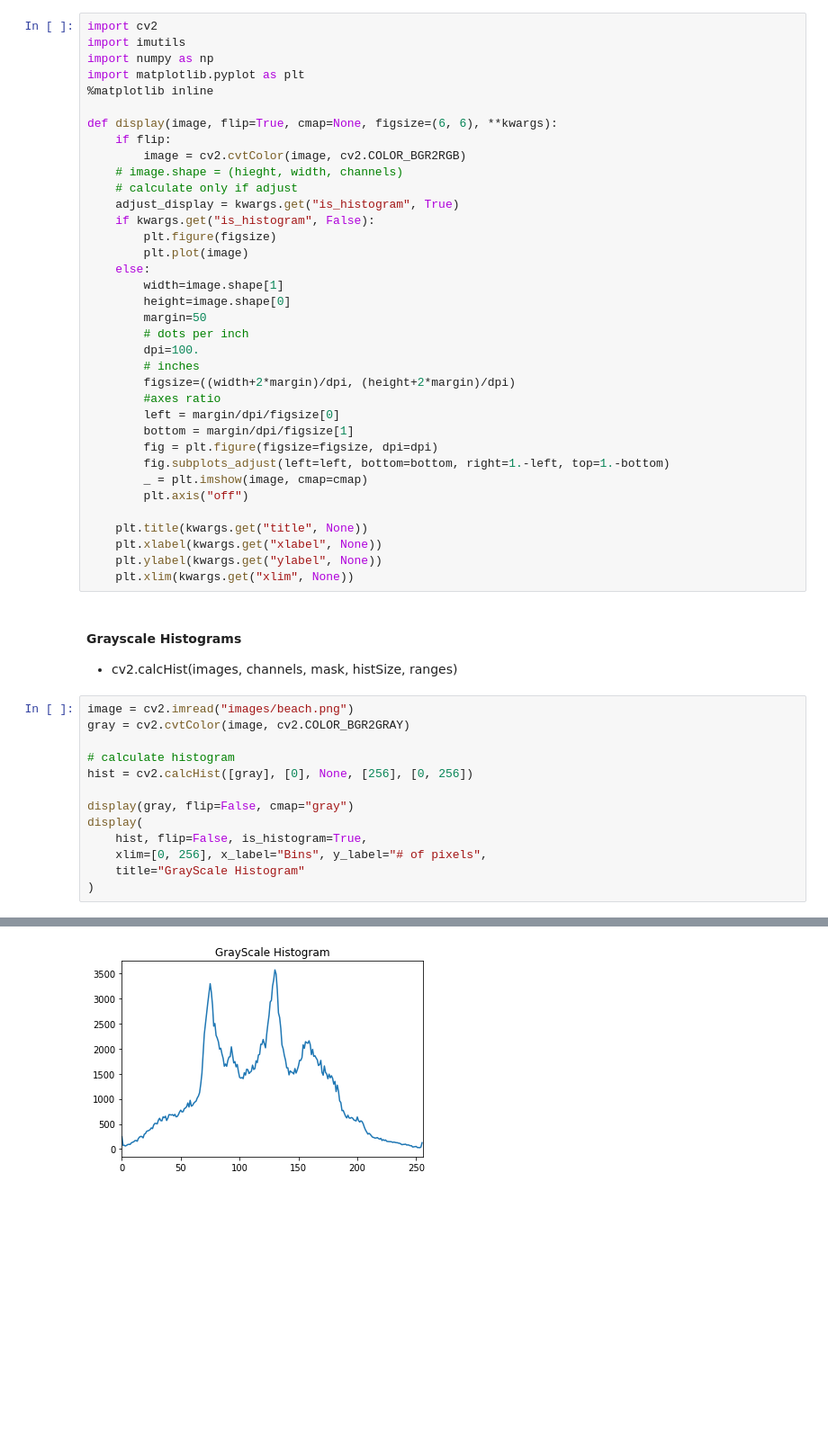
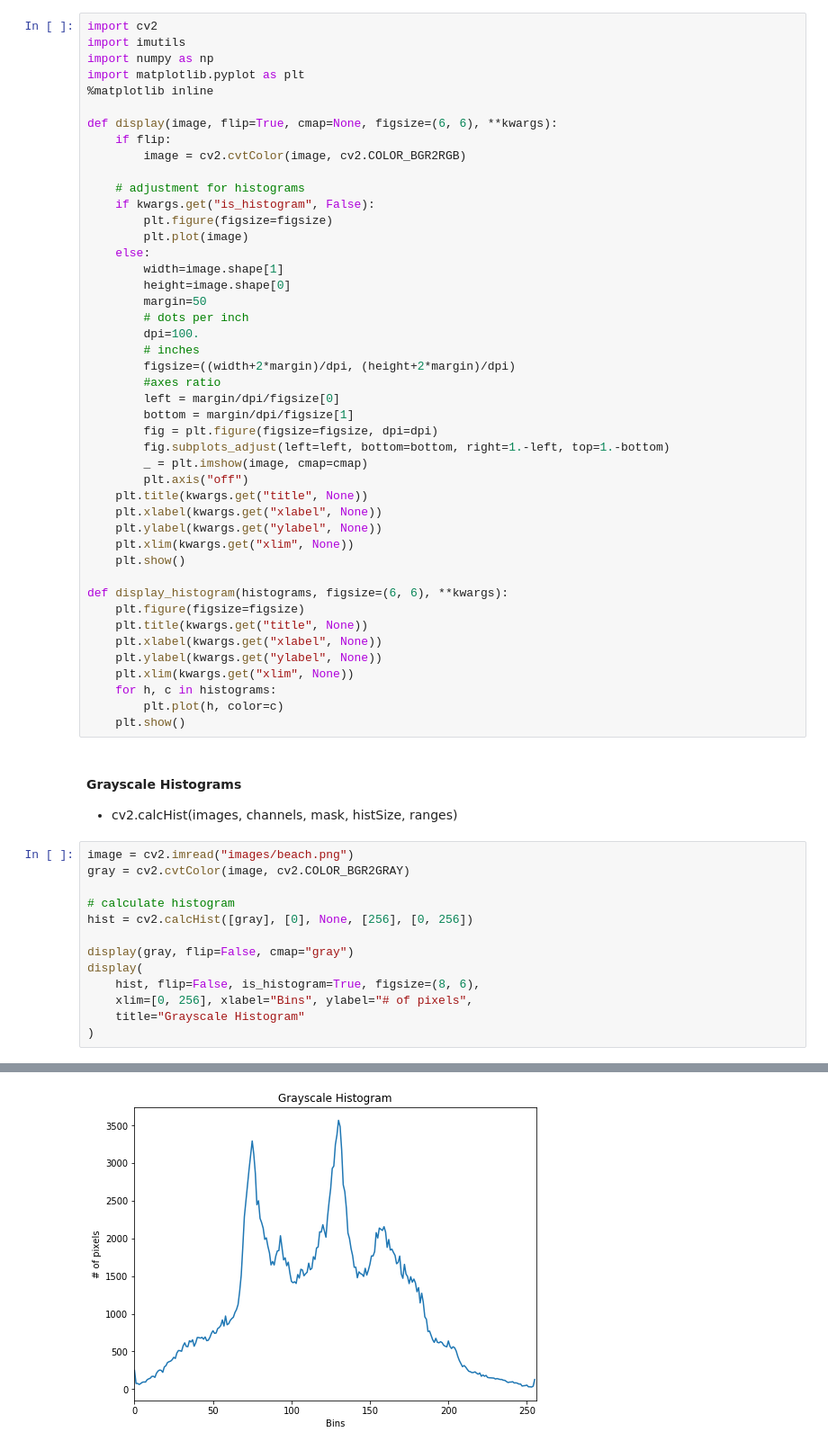
Before and after one commit to KarthikKothareddy/pisgurus, a Jupyter notebook: histograms.ipynb, the cells around one changed output, grey strips where cells are left out. Shown at 90% size. Drawn from its saved outputs; the diff is of its cells as text; blank space fills up the shorter version.

```diff
--- a/histograms.ipynb
+++ b/histograms.ipynb
@@ -8,11 +8,10 @@ import matplotlib.pyplot as plt
 def display(image, flip=True, cmap=None, figsize=(6, 6), **kwargs):
     if flip:
         image = cv2.cvtColor(image, cv2.COLOR_BGR2RGB)
-    # image.shape = (hieght, width, channels)
-    # calculate only if adjust
-    adjust_display = kwargs.get("is_histogram", True)
+
+    # adjustment for histograms
     if kwargs.get("is_histogram", False):
-        plt.figure(figsize)
+        plt.figure(figsize=figsize)
         plt.plot(image)
     else:
         width=image.shape[1]
@@ -29,11 +28,21 @@ def display(image, flip=True, cmap=None, figsize=(6, 6), **kwargs):
         fig.subplots_adjust(left=left, bottom=bottom, right=1.-left, top=1.-bottom)
         _ = plt.imshow(image, cmap=cmap)
         plt.axis("off")
-
     plt.title(kwargs.get("title", None))
     plt.xlabel(kwargs.get("xlabel", None))
     plt.ylabel(kwargs.get("ylabel", None))
     plt.xlim(kwargs.get("xlim", None))
+    plt.show()
+
+def display_histogram(histograms, figsize=(6, 6), **kwargs):
+    plt.figure(figsize=figsize)
+    plt.title(kwargs.get("title", None))
+    plt.xlabel(kwargs.get("xlabel", None))
+    plt.ylabel(kwargs.get("ylabel", None))
+    plt.xlim(kwargs.get("xlim", None))
+    for h, c in histograms:
+        plt.plot(h, color=c)
+    plt.show()
 # %% [markdown]
 #### Grayscale Histograms
 
@@ -41,16 +50,16 @@ def display(image, flip=True, cmap=None, figsize=(6, 6), **kwargs):
 # %%
 image = cv2.imread("images/beach.png")
 gray = cv2.cvtColor(image, cv2.COLOR_BGR2GRAY)
 
 # calculate histogram
 hist = cv2.calcHist([gray], [0], None, [256], [0, 256])
 
 display(gray, flip=False, cmap="gray")
 display(
-    hist, flip=False, is_histogram=True,
-    xlim=[0, 256], x_label="Bins", y_label="# of pixels",
-    title="GrayScale Histogram"
+    hist, flip=False, is_histogram=True, figsize=(8, 6),
+    xlim=[0, 256], xlabel="Bins", ylabel="# of pixels",
+    title="Grayscale Histogram"
 )
 # %% [output]
 [figure]
-[figure, old version]
+[figure, new version]
```
Also changed, not shown: parts of 3 cells of this notebook.
